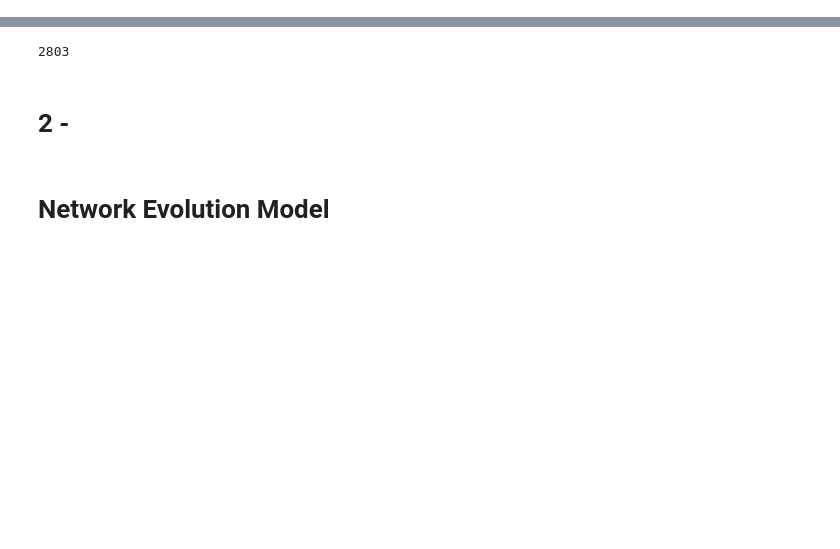
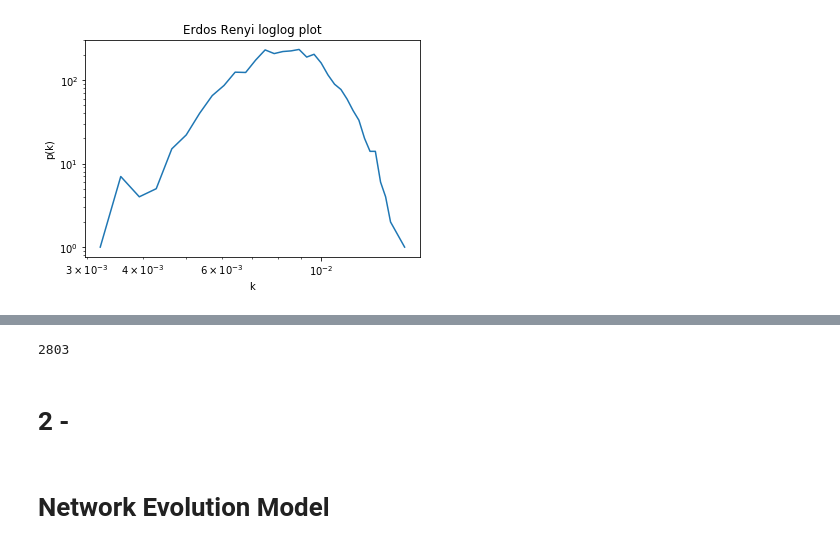
Before and after one commit to fataltes/quickNBs, a Jupyter notebook: courses2019/hw2.ipynb, the cells around one changed output, grey strips where cells are left out. Cells and saved outputs as stored; diff of their text form; code cells hidden in the pictures; blank space fills up the shorter version.

```diff
--- a/courses2019/hw2.ipynb
+++ b/courses2019/hw2.ipynb
@@ -10,0 +11,97 @@ The degree distribution does not fit the Erdos-Reny network model because the re
+# %%
+import numpy as np
+import igraph as ig
+from matplotlib import pyplot as plt
+from scipy.special import zeta
+from tqdm import tqdm
+
+
+class Graph(object):
+    def __init__(self, adj):
+        self.adj = adj
+        arr = self.get_sorted_degrees()
+        arr = arr[arr > 0]
+        self.sorted = arr
+
+    @property
+    def vertices_num(self):
+        return len(self.adj)
+
+    @property
+    def edges_num(self):
+        return int(np.sum(self.adj) / 2)
+
+    def get_degrees(self):
+        arr = np.sum(self.adj, axis=0)
+        return arr
+
+    def get_deg_sum(self):
+        return self.edges_num * 2
+
+    def get_sorted_degrees(self):
+        return np.sort(self.get_degrees(), axis=0)
+
+    def get_s(self, xmin_arr, x):
+        s_arr = xmin_arr[xmin_arr <= x]
+        if len(xmin_arr) == 0:
+            return 1
+        return len(s_arr) / (len(xmin_arr))
+
+    def get_p(self, xmin, xmin_arr, x):
+        z1 = zeta(self.get_alpha_by(xmin, xmin_arr), x)
+        z2 = zeta(self.get_alpha_by(xmin, xmin_arr), xmin)
+        ret = 1 - z1 / z2
+        return ret
+
+    def get_d(self, xmin):
+        arr = self.sorted
+        xmin_arr = arr[arr > xmin]
+        return_arr = [abs(self.get_s(xmin_arr, i) - self.get_p(xmin, xmin_arr, i)) for i in xmin_arr]
+        return max(return_arr)
+
+    def get_min_d(self, return_ds=False):
+        arr = self.sorted
+        d_max = np.array([self.get_d(i) for i in tqdm(arr) if i != arr[-1]])
+        if return_ds:
+            return min(d_max), d_max
+        return min(d_max)
+
+    def plot(self):
+        x = self.sorted
+        _, y = self.get_min_d(return_ds=True)
+        index = y.argmin()
+        xmin = x[index]
+        alpha = self.get_alpha_by(xmin=xmin, xmin_arr=x[x > xmin])
+        print('xmin is ', xmin)
+        print('Alpha is ', alpha)
+        plt.cla()
+        plt.clf()
+        x = x[:len(y)]
+        plt.plot(x, y)
+        plt.savefig('plot1.pdf')
+
+    def get_alpha_by(self, xmin, xmin_arr):
+        if len(xmin_arr) == 0:
+            return 1
+        numerator = len(xmin_arr)
+        denominator = np.log(xmin_arr / (xmin - 0.5)).sum()
+        return numerator / denominator + 1
+
+
+# FIRST PART ********************************************************
+data = np.genfromtxt('genetic_interaction_amat.csv', delimiter=',')
+data = np.delete(data, 0, 0)
+g = Graph(data)
+
+erg = ig.Graph.Erdos_Renyi(n=g.vertices_num, m=g.edges_num)  # ErdosRenyi graph
+erg_deg = np.array(erg.degree())
+erg_size = g.vertices_num
+x, y = np.unique(erg_deg, return_counts=True)
+x = x / erg_size
+plot = plt.loglog(x, y)  # this is ErdosRenyi plot
+plt.title('Erdos Renyi loglog plot')
+plt.xlabel('k')
+plt.ylabel('p(k)')
+plt.savefig('erdosRenyi.pdf')
+# %% [output]
+[figure, added]
```
Also changed, not shown: parts of 4 cells of this notebook, 3 other files.
